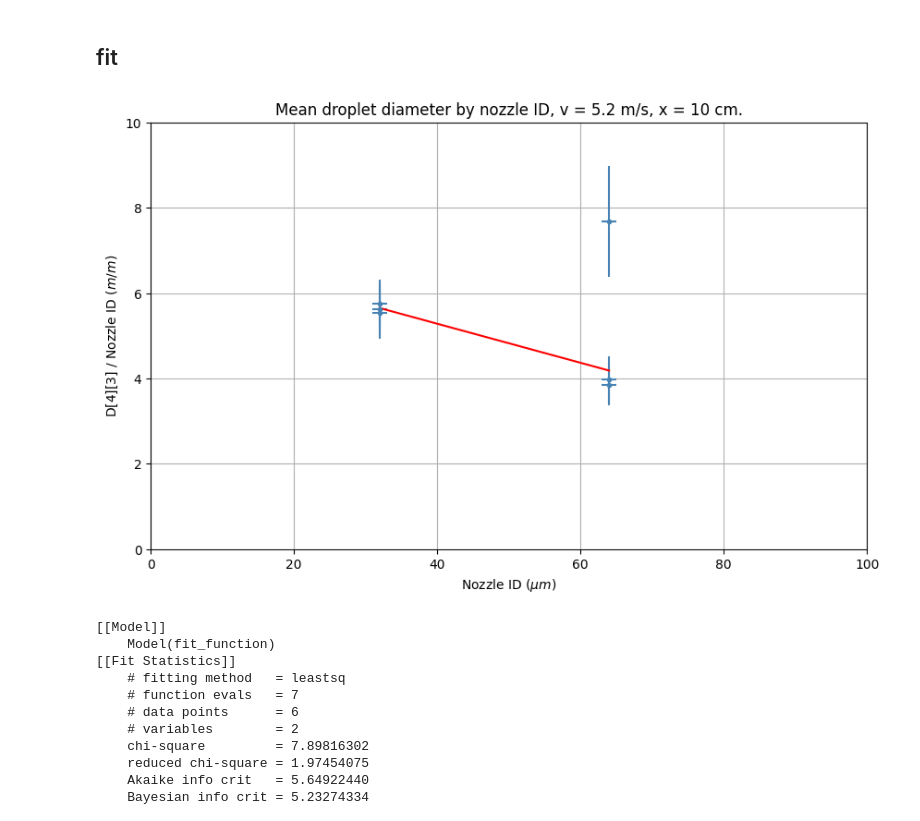
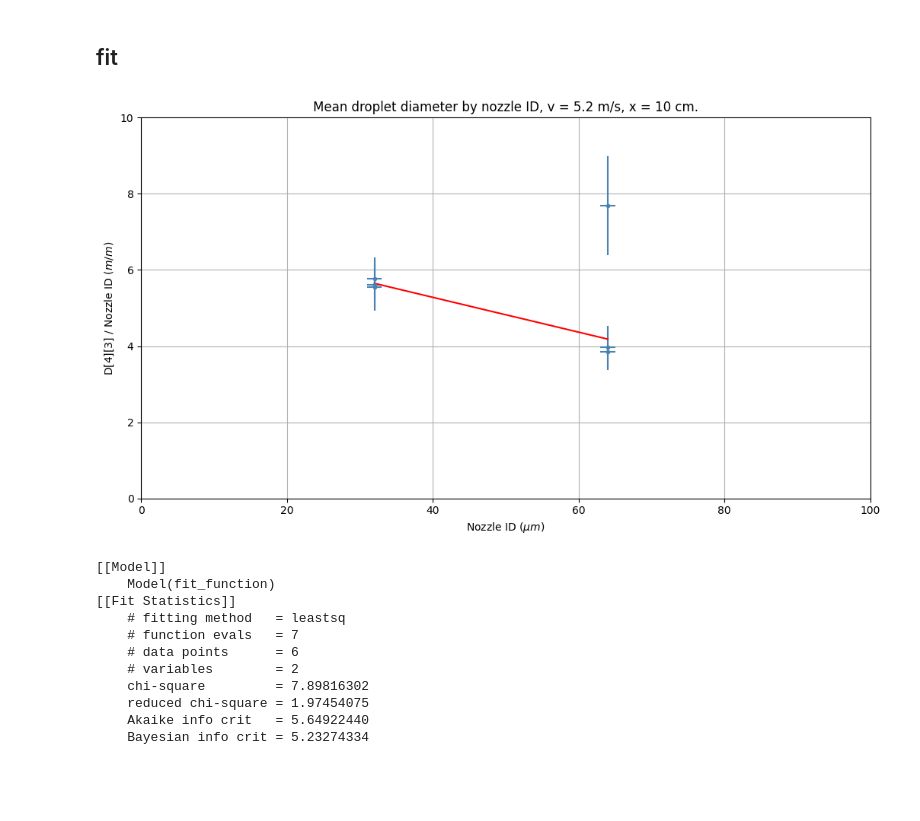
Before and after one commit to Trystan-Git/PNS-group-23--Dynamics-of-coalescence-events-in-spray-clouds, a Jupyter notebook: Data analysis/On data from June 10/measurements with nozzles.ipynb, the cells around one changed output. Drawn from its saved outputs; the diff is of its cells as text; code cells hidden in the pictures; blank space fills up the shorter version.

```diff
--- a/Data analysis/On data from June 10/measurements with nozzles.ipynb
+++ b/Data analysis/On data from June 10/measurements with nozzles.ipynb
@@ -70,22 +70,21 @@ err_mean_diam_norm_inv = 1 / err_mean_diam_norm_array
 
 fit_result = fit_model.fit(mean_diam_norm, x_fit=np.array(noz_ID), weights=err_mean_diam_norm_inv, p1=1, p2=1)
 # %%
-plt.figure(figsize=(10, 6))
-plt.tight_layout()
+plt.figure(figsize=(10.5,6))
 
 plt.errorbar(noz_ID, mean_diam_norm, xerr=err_noz_ID, yerr=err_mean_diam_norm, fmt='.', color="steelblue")
 plt.plot(noz_ID, fit_result.best_fit, 'r-', color="red")
 
 plt.title(r"Mean droplet diameter by nozzle ID, v = 5.2 m/s, x = 10 cm.")
 plt.xlabel(r"Nozzle ID ($\mu m$)")
 plt.ylabel(r"D[4][3] / Nozzle ID ($m/m$)")
 
 plt.xlim(0, 100)
 plt.ylim(0, 10)
-
+plt.tight_layout()
 plt.grid(True)
 # %% [output]
-[figure, old version]
+[figure, new version]
 # %%
 print(fit_result.fit_report())
 # %% [output]
```
Also changed, not shown: parts of 1 cell of this notebook, 1 other file.
